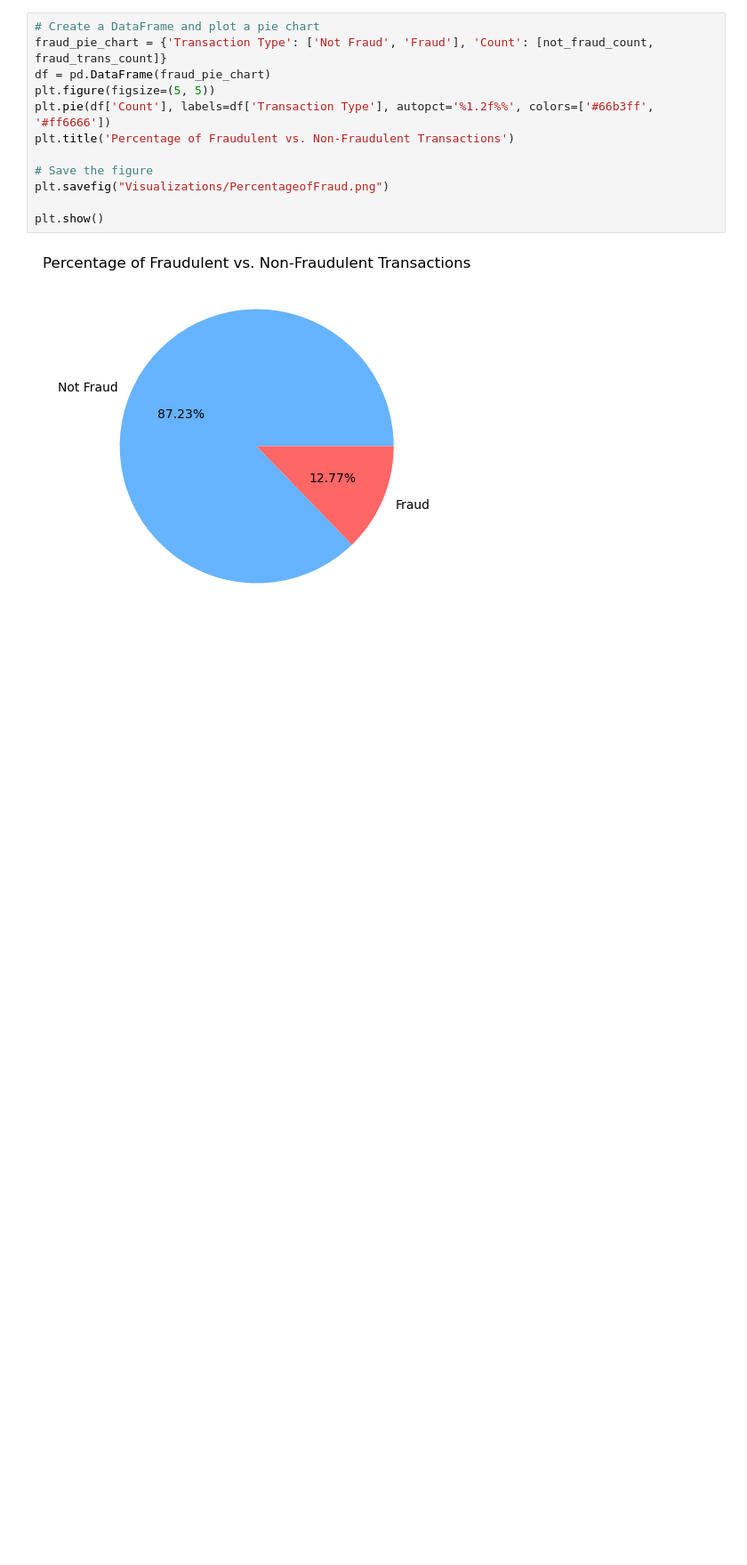
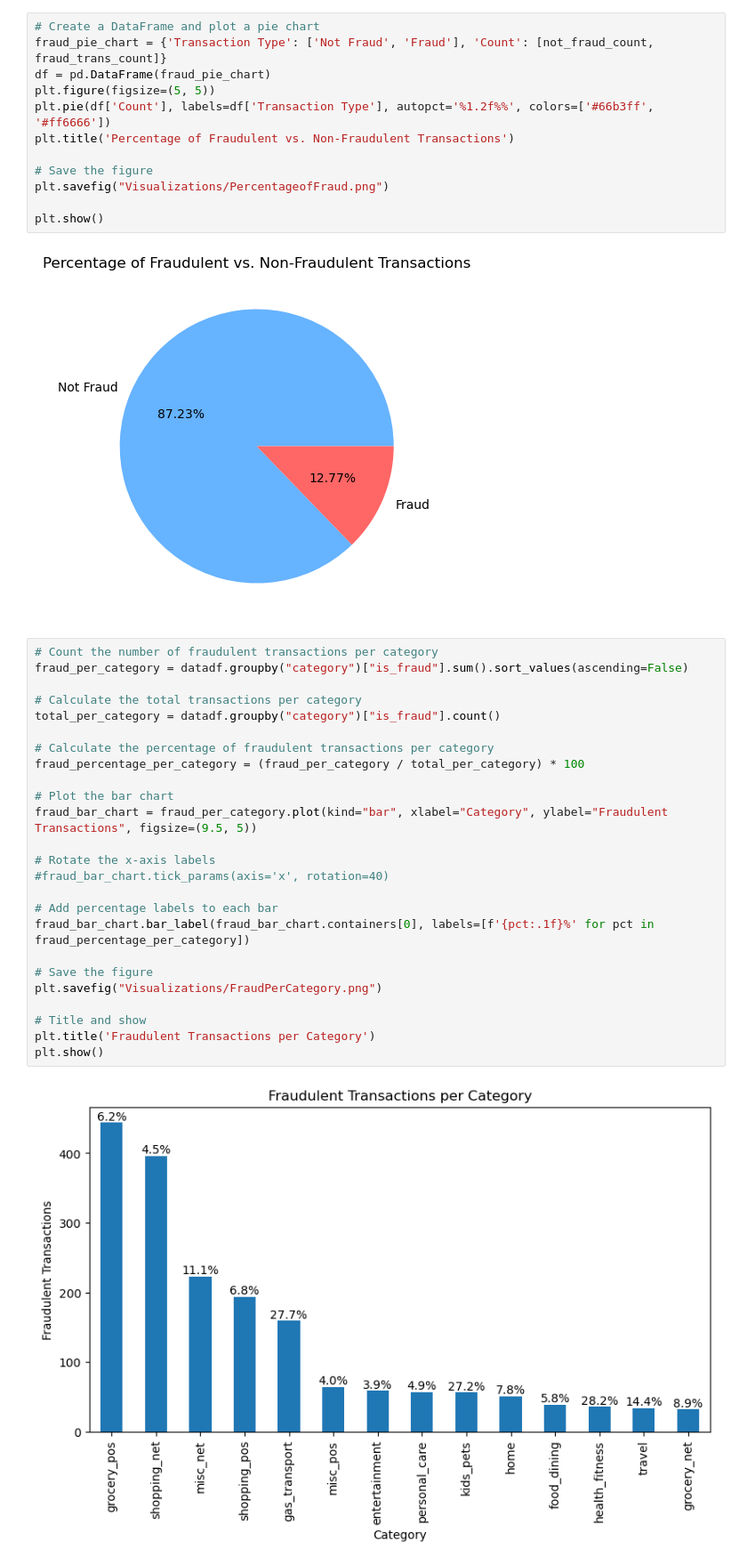
Before and after one commit to LackOfWitness/west-us-credit-card-fraud, a Jupyter notebook: Credit_Card_Fraud_Analysis-Team3-/credit_card_fraud_analysis.ipynb, the cells around one changed output. Shown at 89% size. Drawn from its saved outputs; the diff is of its cells as text; blank space fills up the shorter version.

Commit message:
add bar chart for fraud per catrgory

```diff
--- a/Credit_Card_Fraud_Analysis-Team3-/credit_card_fraud_analysis.ipynb
+++ b/Credit_Card_Fraud_Analysis-Team3-/credit_card_fraud_analysis.ipynb
@@ -141,3 +141,30 @@ plt.savefig("Visualizations/PercentageofFraud.png")
 plt.show()
 # %% [output]
 [figure]
+# %%
+# Count the number of fraudulent transactions per category
+fraud_per_category = datadf.groupby("category")["is_fraud"].sum().sort_values(ascending=False)
+
+# Calculate the total transactions per category
+total_per_category = datadf.groupby("category")["is_fraud"].count()
+
+# Calculate the percentage of fraudulent transactions per category
+fraud_percentage_per_category = (fraud_per_category / total_per_category) * 100
+
+# Plot the bar chart
+fraud_bar_chart = fraud_per_category.plot(kind="bar", xlabel="Category", ylabel="Fraudulent Transactions", figsize=(9.5, 5))
+
+# Rotate the x-axis labels
+#fraud_bar_chart.tick_params(axis='x', rotation=40)
+
+# Add percentage labels to each bar
+fraud_bar_chart.bar_label(fraud_bar_chart.containers[0], labels=[f'{pct:.1f}%' for pct in fraud_percentage_per_category])
+
+# Save the figure
+plt.savefig("Visualizations/FraudPerCategory.png")
+
+# Title and show
+plt.title('Fraudulent Transactions per Category')
+plt.show()
+# %% [output]
+[figure, added]
```
Also changed, not shown: 1 other file.
